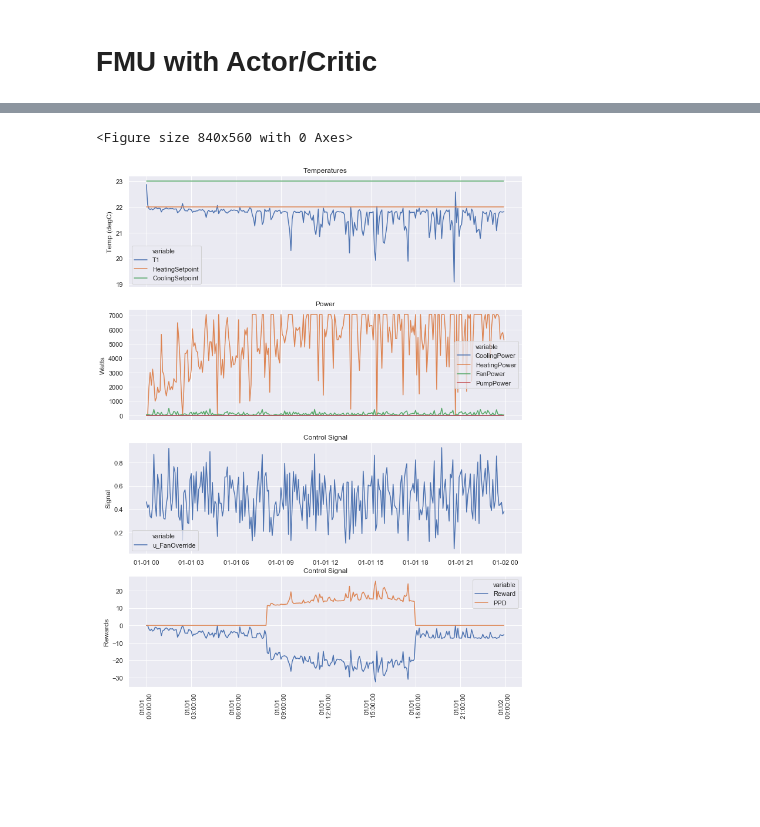
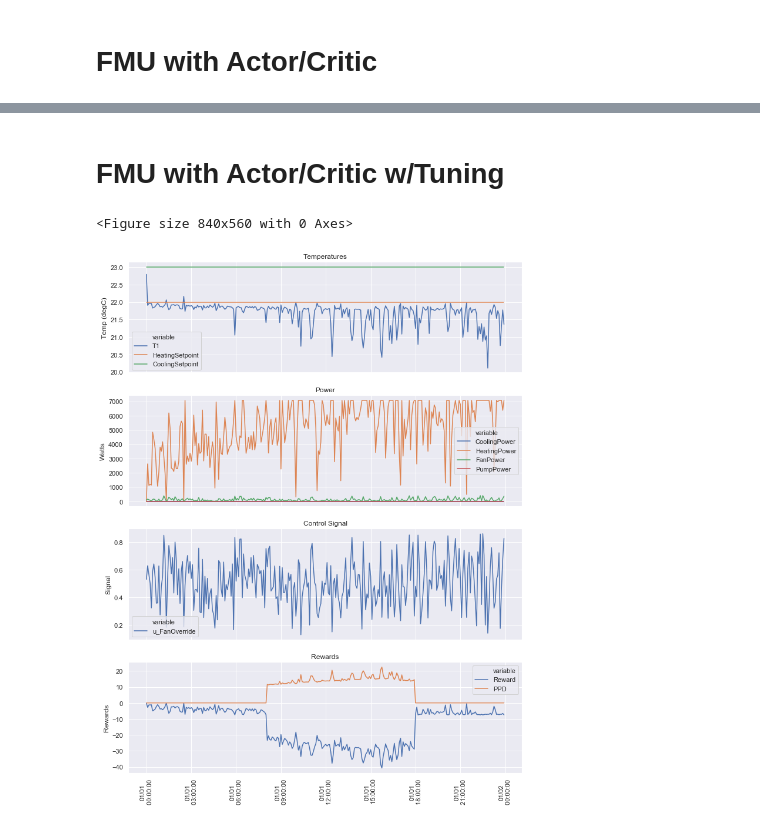
Before and after one commit to nllong/alfalfa-rl-project, a Jupyter notebook: client/rl-example/post-process.ipynb, the cells around one changed output, grey strips where cells are left out. Cells and saved outputs as stored; diff of their text form; code cells hidden in the pictures; blank space fills up the shorter version.

Commit message:
rerun models and save off images

```diff
--- a/client/rl-example/post-process.ipynb
+++ b/client/rl-example/post-process.ipynb
@@ -61,7 +65,9 @@ if os.path.exists(infile):
 [figure]
 # %%
 # Plot the RL Base
-infile = os.path.join('results_rl_osm_pid', 'rl_osm_pid.csv')
+base_dir = 'results_rl_osm_pid'
+infile = os.path.join(base_dir, 'rl_osm_pid.csv')
+out_image = f'{base_dir}/{os.path.splitext(os.path.basename(infile))[0]}.png'
 if os.path.exists(infile):
     temp_vars = [
         'T1',
@@ -109,13 +115,17 @@ if os.path.exists(infile):
         ax=ax[2]
     ).set_title('Control Signal')
     ax[2].set_xlabel('')
+
+    fig.savefig(out_image)
 # %% [output]
 <Figure size 840x560 with 0 Axes>
 [figure]
 # %% [markdown]
 # FMU - P Controller
 # %%
-infile = os.path.join('results_rl_fmu_simple_1_zone_heating', 'rl_fmu_simple_1_zone_heating.csv')
+base_dir = 'results_rl_fmu_simple_1_zone_heating'
+infile = os.path.join(base_dir, 'rl_fmu_simple_1_zone_heating.csv')
+out_image = f'{base_dir}/{os.path.splitext(os.path.basename(infile))[0]}.png'
 if os.path.exists(infile):
     temp_vars = [
         'T1',
@@ -167,6 +177,8 @@ if os.path.exists(infile):
     ).set_title('Control Signal')
     ax[2].set_ylabel('Signal')
     ax[2].set_xlabel('')
+
+    fig.savefig(out_image)
 # %% [output]
 <Figure size 840x560 with 0 Axes>
 [figure]
@@ -174,11 +186,13 @@ if os.path.exists(infile):
 # FMU Single Zone VAV Baseline
 # %%
 # Plot the RL Base
-# infile = os.path.join('results-rl-fmu-single_zone_vav', 'rl-fmu-single_zone_vav.csv')
-infile = os.path.join('results_rl_fmu_single_zone_vav', 'rl_fmu_single_zone_vav.csv')
+base_dir = 'results_rl_fmu_single_zone_vav_baseline'
+infile = os.path.join(base_dir, 'rl_fmu_single_zone_vav_baseline.csv')
+out_image = f'{base_dir}/{os.path.splitext(os.path.basename(infile))[0]}.png'
 if os.path.exists(infile):
     temp_vars = [
         'T1',
+        'T1_Rad',
         'HeatingSetpoint',
         'CoolingSetpoint',
         # 'Toutdoor',
@@ -230,6 +244,7 @@ if os.path.exists(infile):
         ax=ax[2]
     ).set_title('Control Signal')
     ax[2].set_xlabel('')
+    ax[2].set_xticklabels([])
     ax[2].set_ylabel('Signal')
     plot_data = pd.melt(df, id_vars=['timestamp'], value_vars=['Reward', 'PPD'])
     sns.lineplot(
@@ -244,5 +259,7 @@ if os.path.exists(infile):
     ax[3].xaxis.set_major_formatter(date_form)
     ax[3].set_ylabel('Rewards')
     ax[3].set_xlabel('')
+
+    fig.savefig(out_image)
 # %% [output]
 <Figure size 840x560 with 0 Axes>
@@ -251,7 +268,9 @@ if os.path.exists(infile):
 # FMU Single Zone VAV - External Control
 # %%
 # Plot the RL Base
-infile = os.path.join('results_rl_fmu_single_zone_vav', 'rl_fmu_single_zone_vav.csv')
+base_dir = 'results_rl_fmu_single_zone_vav'
+infile = os.path.join(base_dir, 'rl_fmu_single_zone_vav.csv')
+out_image = f'{base_dir}/{os.path.splitext(os.path.basename(infile))[0]}.png'
 if os.path.exists(infile):
     temp_vars = [
         'T1',
@@ -307,6 +326,7 @@ if os.path.exists(infile):
         ax=ax[2]
     ).set_title('Control Signal')
     ax[2].set_xlabel('')
+    ax[2].set_xticklabels([])
     ax[2].set_ylabel('Signal')
     plot_data = pd.melt(df, id_vars=['timestamp'], value_vars=['Reward', 'PPD'])
     sns.lineplot(
@@ -315,11 +335,13 @@ if os.path.exists(infile):
         hue='variable',
         data=plot_data,
         ax=ax[3]
-    ).set_title('Control Signal')
+    ).set_title('Rewards')
     date_form = DateFormatter("%m/%d\n %H:%M:%S")
     plt.xticks(rotation=90)
     ax[3].xaxis.set_major_formatter(date_form)
     ax[3].set_ylabel('Rewards')
     ax[3].set_xlabel('')
+
+    fig.savefig(out_image)
 # %% [output]
 <Figure size 840x560 with 0 Axes>
@@ -329,6 +429,10 @@ if os.path.exists(infile):
+# %% [markdown]
+# FMU with Actor/Critic w/Tuning
 # %%
 # infile = os.path.join('results_rl_fmu_single_zone_vav', 'rl_fmu_single_zone_vav.csv')
-infile = os.path.join('results_rl_fmu_single_zone_vav_02', 'rl_fmu_single_zone_vav_02.csv')
+base_dir = 'results_rl_fmu_single_zone_vav_03'
+infile = os.path.join(base_dir, 'rl_fmu_single_zone_vav_03.csv')
+out_image = f'{base_dir}/{os.path.splitext(os.path.basename(infile))[0]}.png'
 if os.path.exists(infile):
     temp_vars = [
         'T1',
@@ -370,33 +474,36 @@ if os.path.exists(infile):
         hue='variable',
         data=plot_data,
         ax=ax[1]
     ).set_title('Power')
     ax[1].set_xlabel('')
+    ax[1].set_xticklabels([])
     ax[1].set_ylabel('Watts')
-    ax[1].set_xticklabels([])
     plot_data = pd.melt(df, id_vars=['timestamp'], value_vars=y3_vars)
     sns.lineplot(
         x='timestamp',
         y='value',
         hue='variable',
         data=plot_data,
         ax=ax[2]
     ).set_title('Control Signal')
     ax[2].set_xlabel('')
+    ax[2].set_xticklabels([])
     ax[2].set_ylabel('Signal')
     plot_data = pd.melt(df, id_vars=['timestamp'], value_vars=['Reward', 'PPD'])
     sns.lineplot(
         x='timestamp',
         y='value',
         hue='variable',
         data=plot_data,
         ax=ax[3]
-    ).set_title('Control Signal')
+    ).set_title('Rewards')
     date_form = DateFormatter("%m/%d\n %H:%M:%S")
     plt.xticks(rotation=90)
     ax[3].xaxis.set_major_formatter(date_form)
     ax[3].set_ylabel('Rewards')
     ax[3].set_xlabel('')
+
+    fig.savefig(out_image)
 # %% [output]
 <Figure size 840x560 with 0 Axes>
-[figure, old version]
+[figure, new version]
```
Also changed, not shown: parts of 4 cells of this notebook, 9 other files.
